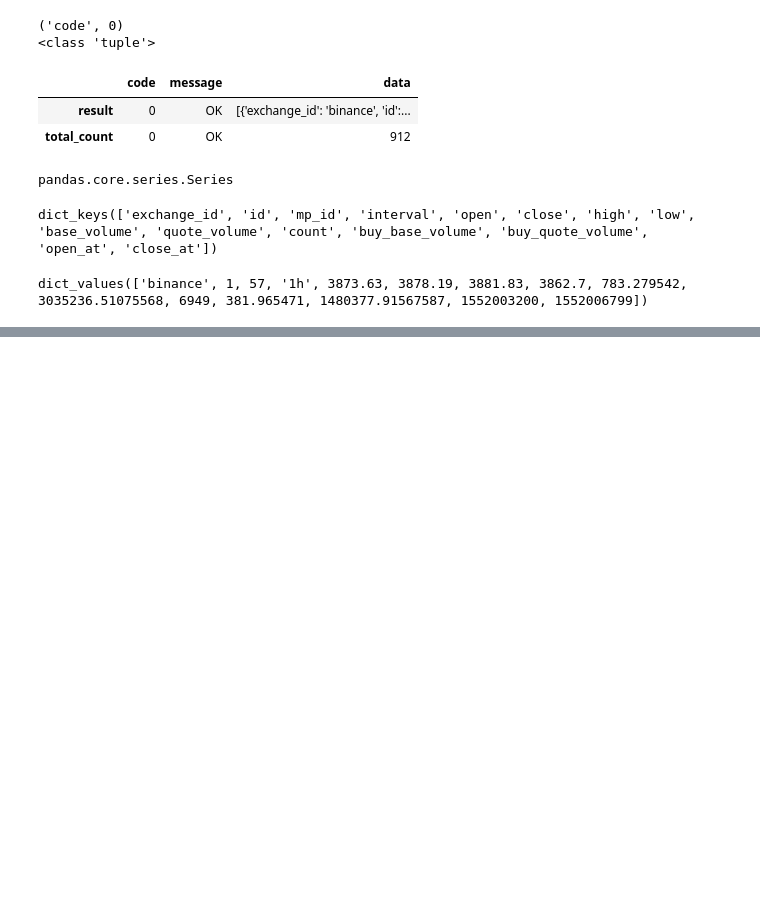
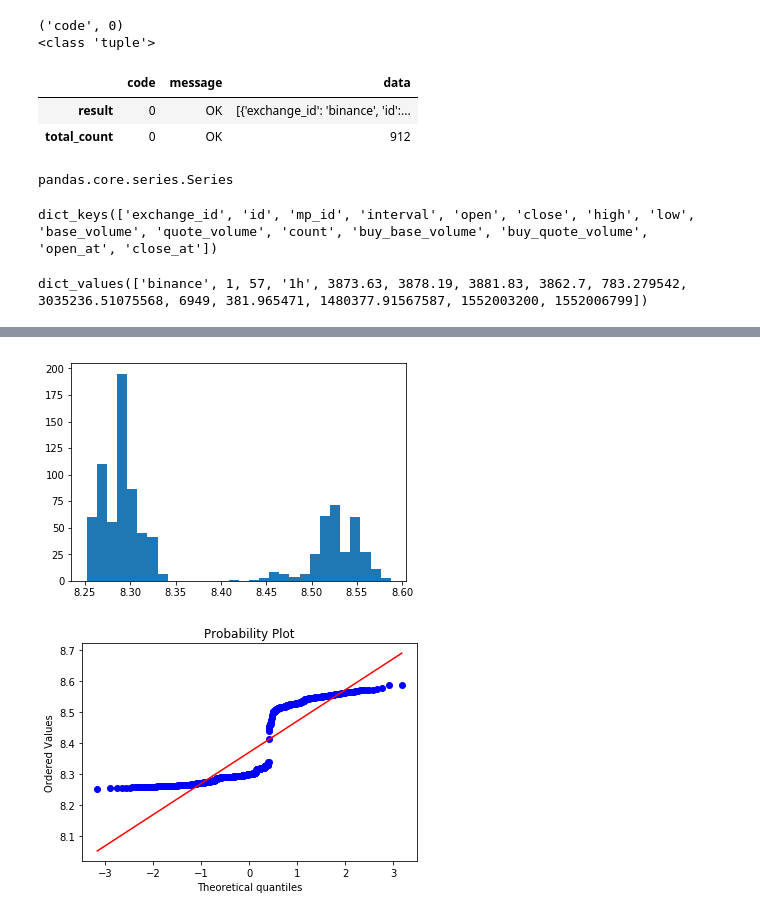
Before and after one commit to jettom/SoftArsenal, a Jupyter notebook: tools/jsonSample.ipynb, the cells around one changed output, grey strips where cells are left out. Saved outputs shown, nothing was run; the diff lists cells and outputs as text; code cells hidden in the pictures; blank space fills up the shorter version.

```diff
--- a/tools/jsonSample.ipynb
+++ b/tools/jsonSample.ipynb
@@ -102,0 +188,6 @@ dict_values(['binance', 1, 57, '1h', 3873.63, 3878.19, 3881.83, 3862.7, 783.2795
+# %%
+#
+qqplot(np.log(df3[df3.columns[3]]))
+# %% [output]
+[figure, added]
+[figure, added]
```
Also changed, not shown: parts of 19 cells of this notebook.
